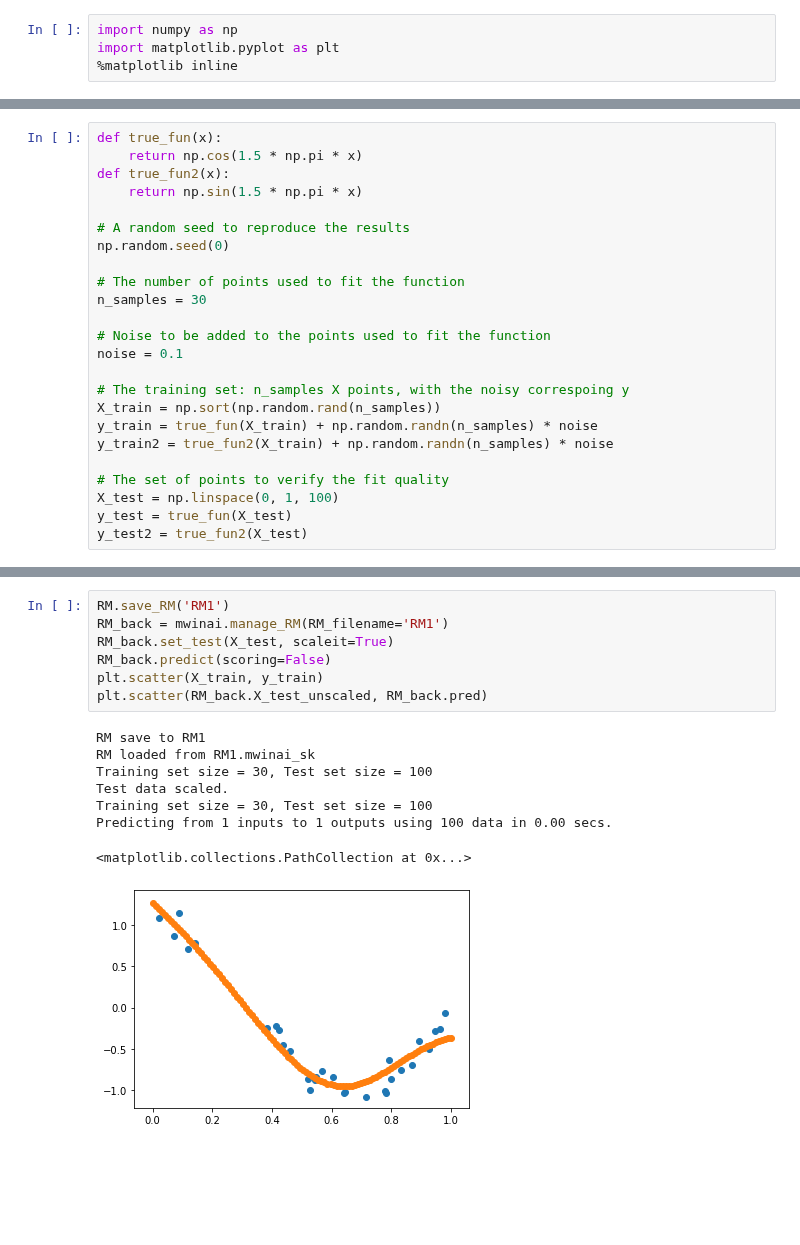
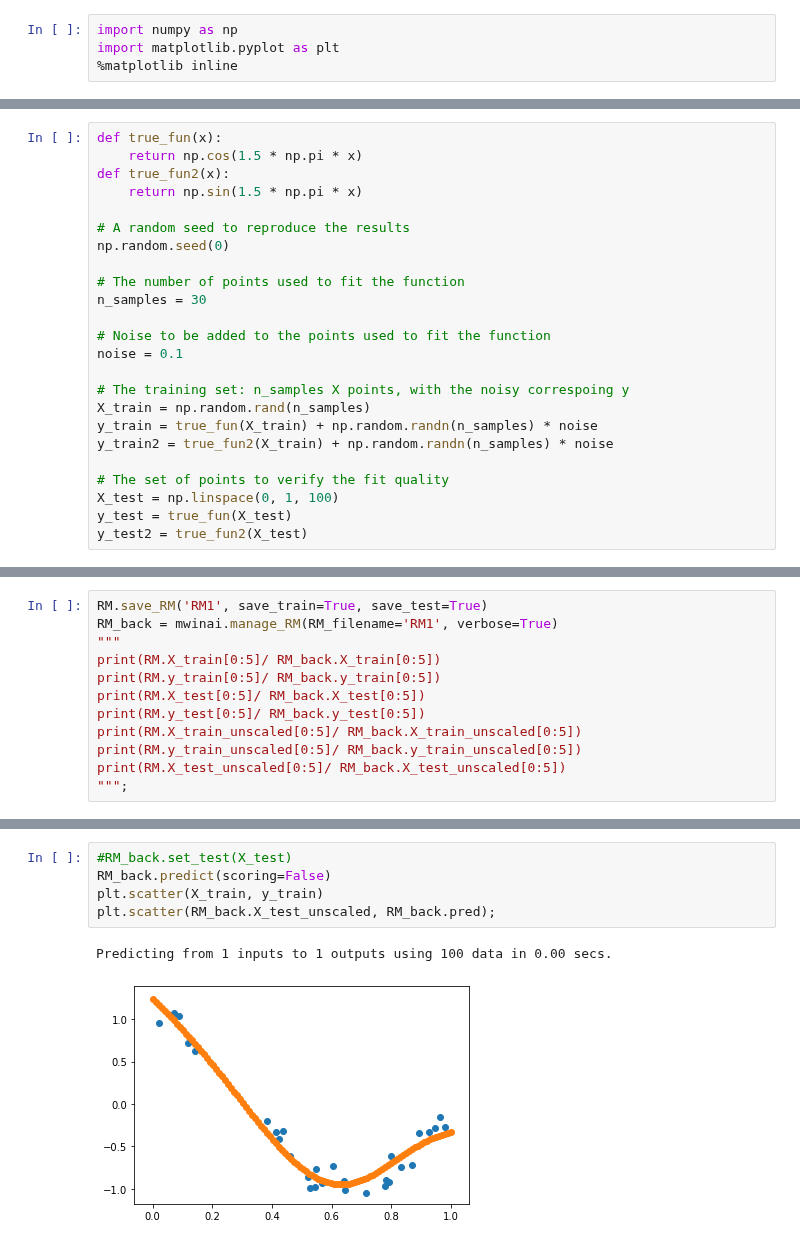
Before and after one commit to Morisset/AI4neb, a Jupyter notebook: docs/SaveRestore.ipynb, the cells around one changed output, grey strips where cells are left out. Cells and saved outputs as stored; diff of their text form; blank space fills up the shorter version.

```diff
--- a/docs/SaveRestore.ipynb
+++ b/docs/SaveRestore.ipynb
@@ -24,7 +26,7 @@ n_samples = 30
 noise = 0.1
 
 # The training set: n_samples X points, with the noisy correspoing y
-X_train = np.sort(np.random.rand(n_samples))
+X_train = np.random.rand(n_samples)
 y_train = true_fun(X_train) + np.random.randn(n_samples) * noise
 y_train2 = true_fun2(X_train) + np.random.randn(n_samples) * noise
 
@@ -69,0 +71,12 @@ plt.scatter(RM.X_test_unscaled, RM.pred)
+# %%
+RM.save_RM('RM1', save_train=True, save_test=True)
+RM_back = mwinai.manage_RM(RM_filename='RM1', verbose=True)
+"""
+print(RM.X_train[0:5]/ RM_back.X_train[0:5])
+print(RM.y_train[0:5]/ RM_back.y_train[0:5])
+print(RM.X_test[0:5]/ RM_back.X_test[0:5])
+print(RM.y_test[0:5]/ RM_back.y_test[0:5])
+print(RM.X_train_unscaled[0:5]/ RM_back.X_train_unscaled[0:5])
+print(RM.y_train_unscaled[0:5]/ RM_back.y_train_unscaled[0:5])
+print(RM.X_test_unscaled[0:5]/ RM_back.X_test_unscaled[0:5])
+""";
@@ -70,19 +92,11 @@ plt.scatter(RM.X_test_unscaled, RM.pred)
 # %%
-RM.save_RM('RM1')
-RM_back = mwinai.manage_RM(RM_filename='RM1')
-RM_back.set_test(X_test, scaleit=True)
+#RM_back.set_test(X_test)
 RM_back.predict(scoring=False)
 plt.scatter(X_train, y_train)
-plt.scatter(RM_back.X_test_unscaled, RM_back.pred)
+plt.scatter(RM_back.X_test_unscaled, RM_back.pred);
 # %% [output]
-RM save to RM1
-RM loaded from RM1.mwinai_sk
-Training set size = 30, Test set size = 100
-Test data scaled.
-Training set size = 30, Test set size = 100
 Predicting from 1 inputs to 1 outputs using 100 data in 0.00 secs.
-<matplotlib.collections.PathCollection at 0x...>
-[figure, old version]
+[figure, new version]
 # %%
 RM = mwinai.manage_RM(RM_type='SK_ANN', X_train=X_train, y_train=np.array([y_train, y_train2]).T, scaling=True,
                       X_test = X_test, y_test=np.array([y_test, y_test2]).T, verbose=True, random_seed=10)
```
Also changed, not shown: parts of 15 cells of this notebook.
